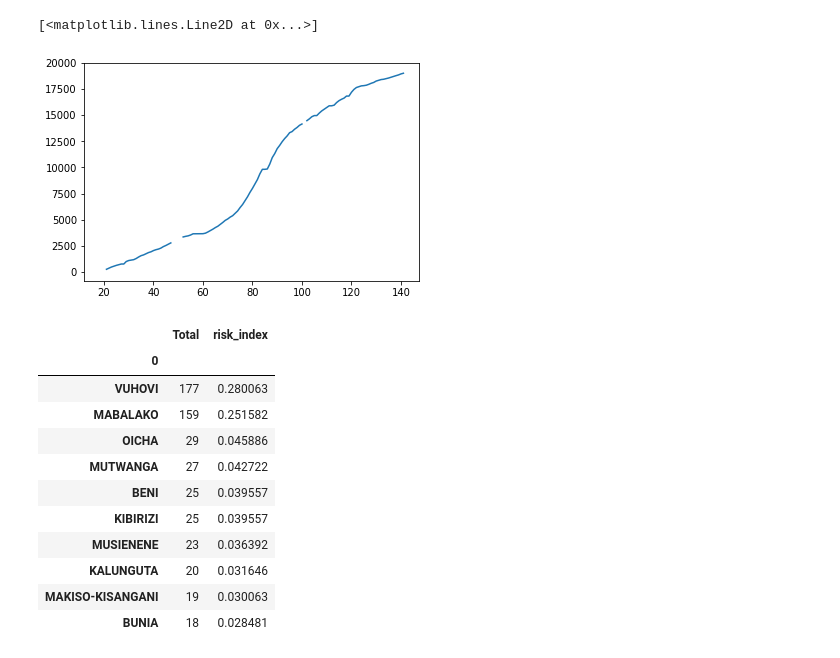
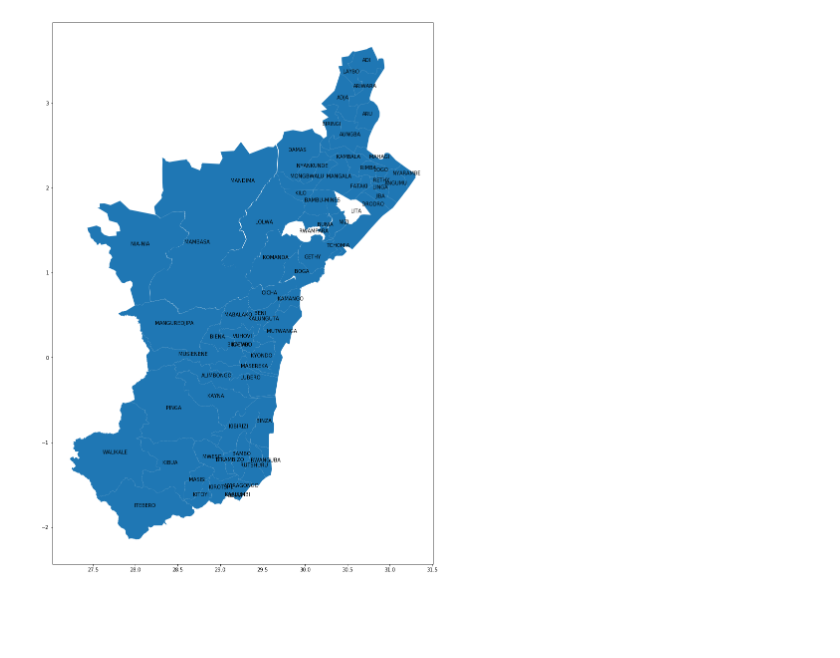
Before and after one commit to NSSAC/DRC_Ebola_2018, a Jupyter notebook: notebooks/DRC_NK_grav_patchsim.ipynb, the cells around one changed output. Cells and saved outputs as stored; diff of their text form; code cells hidden in the pictures; blank space fills up the shorter version.

```diff
--- a/notebooks/DRC_NK_grav_patchsim.ipynb
+++ b/notebooks/DRC_NK_grav_patchsim.ipynb
@@ -157,23 +168,10 @@ evd_df[evd_df.health_zone=='Mabalako'].total_c.values
-# %%
-plt.plot(evd_df[evd_df.health_zone=='Beni'].total_vacc.values)
-# %% [output]
-[<matplotlib.lines.Line2D at 0x...>]
-[figure, removed]
-# %%
-out_wk['Total'] = out_wk[wk_range].sum(axis=1)
-temp_df = out_wk.sort_values('Total',ascending=False)[['Total']]
-temp_df['risk_index'] = temp_df.Total/temp_df.Total.sum()
-temp_df.head(10)
-# %% [output]
-|  | Total | risk_index |
-| 0 |  |  |
-| VUHOVI | 177 | 0.280063 |
-| MABALAKO | 159 | 0.251582 |
-| OICHA | 29 | 0.045886 |
-| MUTWANGA | 27 | 0.042722 |
-| BENI | 25 | 0.039557 |
-| KIBIRIZI | 25 | 0.039557 |
-| MUSIENENE | 23 | 0.036392 |
-| KALUNGUTA | 20 | 0.031646 |
-| MAKISO-KISANGANI | 19 | 0.030063 |
-| BUNIA | 18 | 0.028481 |
+# %%
+plt.figure(figsize=(20,20))
+ax = plt.gca()
+gdf = gpd.read_file('../data/shapefile/healthzones_v2/DRC_Districts.shp')
+gdf[gdf.ADM1_NAME.isin(['ITURI','NORD KIVU'])].plot(ax=ax)
+for hz in gdf[gdf.ADM1_NAME.isin(['ITURI','NORD KIVU'])]['ADM2_NAME'].values:
+    plt.annotate(s=hz, xy=(gdf[gdf.ADM2_NAME==hz]['CENTER_LON'],gdf[gdf.ADM2_NAME==hz]['CENTER_LAT']),
+                 horizontalalignment='center')
+# %% [output]
+[figure, added]
```
Also changed, not shown: parts of 26 cells of this notebook, 36 other files.
